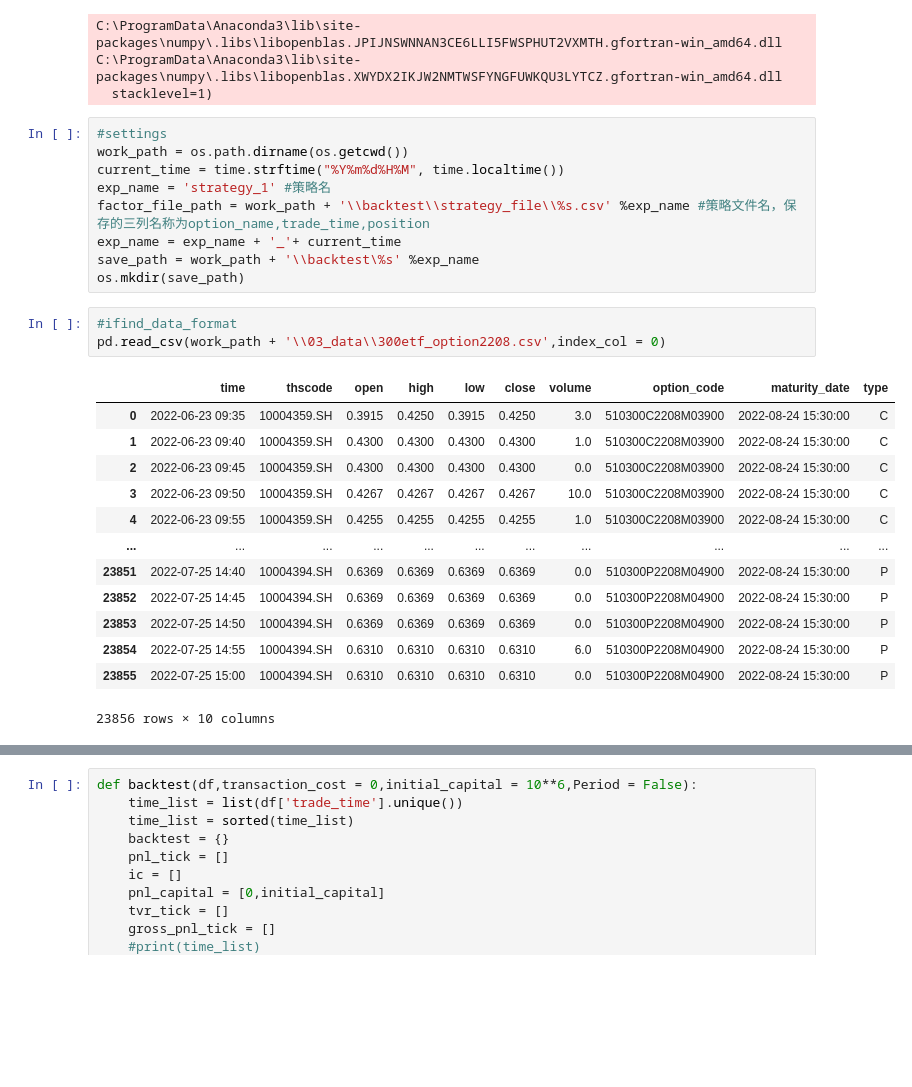
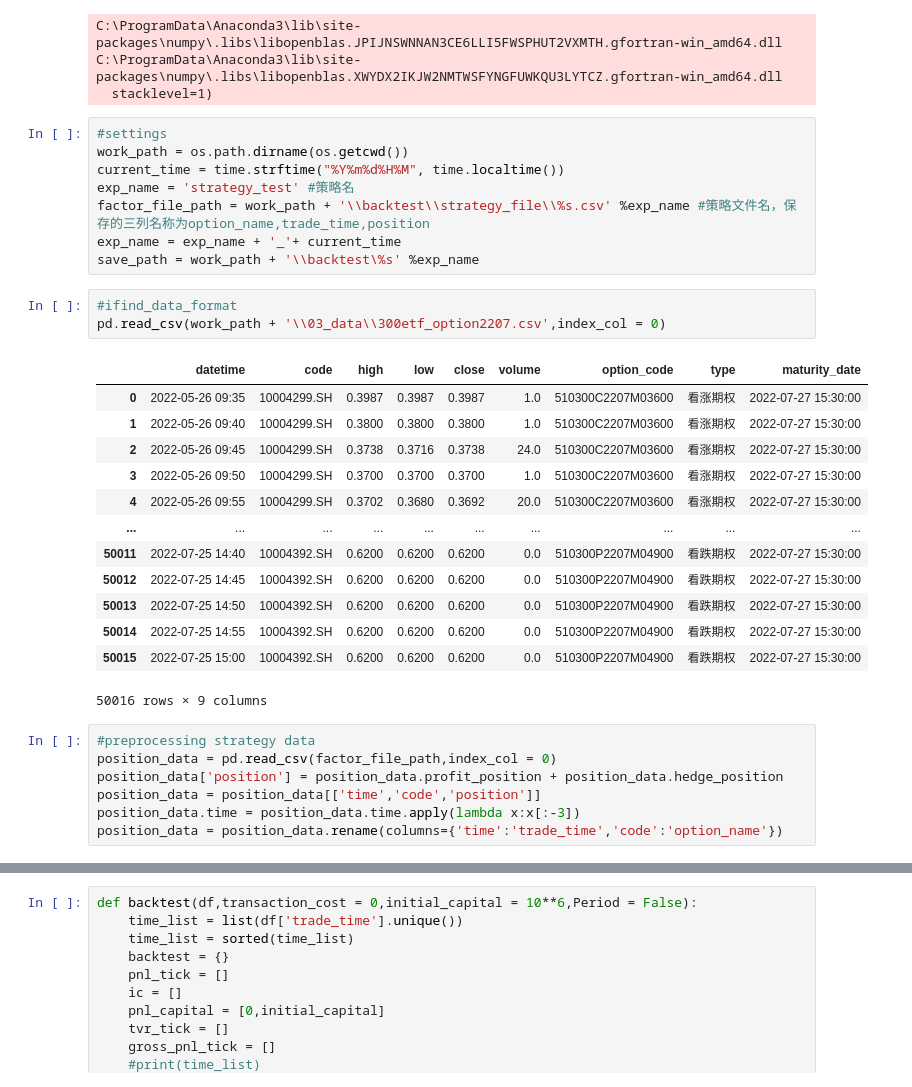
Before and after one commit to JiahaoYuQFin/SabrSummerProject2022, a Jupyter notebook: backtest/backtest_version3.ipynb, the cells around one changed output, grey strips where cells are left out. Saved outputs shown, nothing was run; the diff lists cells and outputs as text; blank space fills up the shorter version.

```diff
--- a/backtest/backtest_version3.ipynb
+++ b/backtest/backtest_version3.ipynb
@@ -21,27 +21,33 @@ C:\ProgramData\Anaconda3\lib\site-packages\numpy\.libs\libopenblas.XWYDX2IKJW2NM
 #settings
 work_path = os.path.dirname(os.getcwd())
 current_time = time.strftime("%Y%m%d%H%M", time.localtime())
-exp_name = 'strategy_1' #策略名
+exp_name = 'strategy_test' #策略名
 factor_file_path = work_path + '\\backtest\\strategy_file\\%s.csv' %exp_name #策略文件名，保存的三列名称为option_name,trade_time,position
 exp_name = exp_name + '_'+ current_time
 save_path = work_path + '\\backtest\%s' %exp_name
-os.mkdir(save_path)
 # %%
 #ifind_data_format
-pd.read_csv(work_path + '\\03_data\\300etf_option2208.csv',index_col = 0)
+pd.read_csv(work_path + '\\03_data\\300etf_option2207.csv',index_col = 0)
 # %% [output]
-|  | time | thscode | open | high | low | close | volume | option_code | maturity_date | type |
-| 0 | 2022-06-23 09:35 | 10004359.SH | 0.3915 | 0.4250 | 0.3915 | 0.4250 | 3.0 | 510300C2208M03900 | 2022-08-24 15:30:00 | C |
-| 1 | 2022-06-23 09:40 | 10004359.SH | 0.4300 | 0.4300 | 0.4300 | 0.4300 | 1.0 | 510300C2208M03900 | 2022-08-24 15:30:00 | C |
-| 2 | 2022-06-23 09:45 | 10004359.SH | 0.4300 | 0.4300 | 0.4300 | 0.4300 | 0.0 | 510300C2208M03900 | 2022-08-24 15:30:00 | C |
-| 3 | 2022-06-23 09:50 | 10004359.SH | 0.4267 | 0.4267 | 0.4267 | 0.4267 | 10.0 | 510300C2208M03900 | 2022-08-24 15:30:00 | C |
-| 4 | 2022-06-23 09:55 | 10004359.SH | 0.4255 | 0.4255 | 0.4255 | 0.4255 | 1.0 | 510300C2208M03900 | 2022-08-24 15:30:00 | C |
-| ... | ... | ... | ... | ... | ... | ... | ... | ... | ... | ... |
-| 23851 | 2022-07-25 14:40 | 10004394.SH | 0.6369 | 0.6369 | 0.6369 | 0.6369 | 0.0 | 510300P2208M04900 | 2022-08-24 15:30:00 | P |
-| 23852 | 2022-07-25 14:45 | 10004394.SH | 0.6369 | 0.6369 | 0.6369 | 0.6369 | 0.0 | 510300P2208M04900 | 2022-08-24 15:30:00 | P |
-| 23853 | 2022-07-25 14:50 | 10004394.SH | 0.6369 | 0.6369 | 0.6369 | 0.6369 | 0.0 | 510300P2208M04900 | 2022-08-24 15:30:00 | P |
-| 23854 | 2022-07-25 14:55 | 10004394.SH | 0.6310 | 0.6310 | 0.6310 | 0.6310 | 6.0 | 510300P2208M04900 | 2022-08-24 15:30:00 | P |
-| 23855 | 2022-07-25 15:00 | 10004394.SH | 0.6310 | 0.6310 | 0.6310 | 0.6310 | 0.0 | 510300P2208M04900 | 2022-08-24 15:30:00 | P |
+|  | datetime | code | high | low | close | volume | option_code | type | maturity_date |
+| 0 | 2022-05-26 09:35 | 10004299.SH | 0.3987 | 0.3987 | 0.3987 | 1.0 | 510300C2207M03600 | 看涨期权 | 2022-07-27 15:30:00 |
+| 1 | 2022-05-26 09:40 | 10004299.SH | 0.3800 | 0.3800 | 0.3800 | 1.0 | 510300C2207M03600 | 看涨期权 | 2022-07-27 15:30:00 |
+| 2 | 2022-05-26 09:45 | 10004299.SH | 0.3738 | 0.3716 | 0.3738 | 24.0 | 510300C2207M03600 | 看涨期权 | 2022-07-27 15:30:00 |
+| 3 | 2022-05-26 09:50 | 10004299.SH | 0.3700 | 0.3700 | 0.3700 | 1.0 | 510300C2207M03600 | 看涨期权 | 2022-07-27 15:30:00 |
+| 4 | 2022-05-26 09:55 | 10004299.SH | 0.3702 | 0.3680 | 0.3692 | 20.0 | 510300C2207M03600 | 看涨期权 | 2022-07-27 15:30:00 |
+| ... | ... | ... | ... | ... | ... | ... | ... | ... | ... |
+| 50011 | 2022-07-25 14:40 | 10004392.SH | 0.6200 | 0.6200 | 0.6200 | 0.0 | 510300P2207M04900 | 看跌期权 | 2022-07-27 15:30:00 |
+| 50012 | 2022-07-25 14:45 | 10004392.SH | 0.6200 | 0.6200 | 0.6200 | 0.0 | 510300P2207M04900 | 看跌期权 | 2022-07-27 15:30:00 |
+| 50013 | 2022-07-25 14:50 | 10004392.SH | 0.6200 | 0.6200 | 0.6200 | 0.0 | 510300P2207M04900 | 看跌期权 | 2022-07-27 15:30:00 |
+| 50014 | 2022-07-25 14:55 | 10004392.SH | 0.6200 | 0.6200 | 0.6200 | 0.0 | 510300P2207M04900 | 看跌期权 | 2022-07-27 15:30:00 |
+| 50015 | 2022-07-25 15:00 | 10004392.SH | 0.6200 | 0.6200 | 0.6200 | 0.0 | 510300P2207M04900 | 看跌期权 | 2022-07-27 15:30:00 |
-23856 rows × 10 columns
+50016 rows × 9 columns
+# %%
+#preprocessing strategy data
+position_data = pd.read_csv(factor_file_path,index_col = 0)
+position_data['position'] = position_data.profit_position + position_data.hedge_position
+position_data = position_data[['time','code','position']]
+position_data.time = position_data.time.apply(lambda x:x[:-3])
+position_data = position_data.rename(columns={'time':'trade_time','code':'option_name'})
 # %%
 #strategy data_format
```
Also changed, not shown: parts of 3 cells of this notebook, 5 other files.
